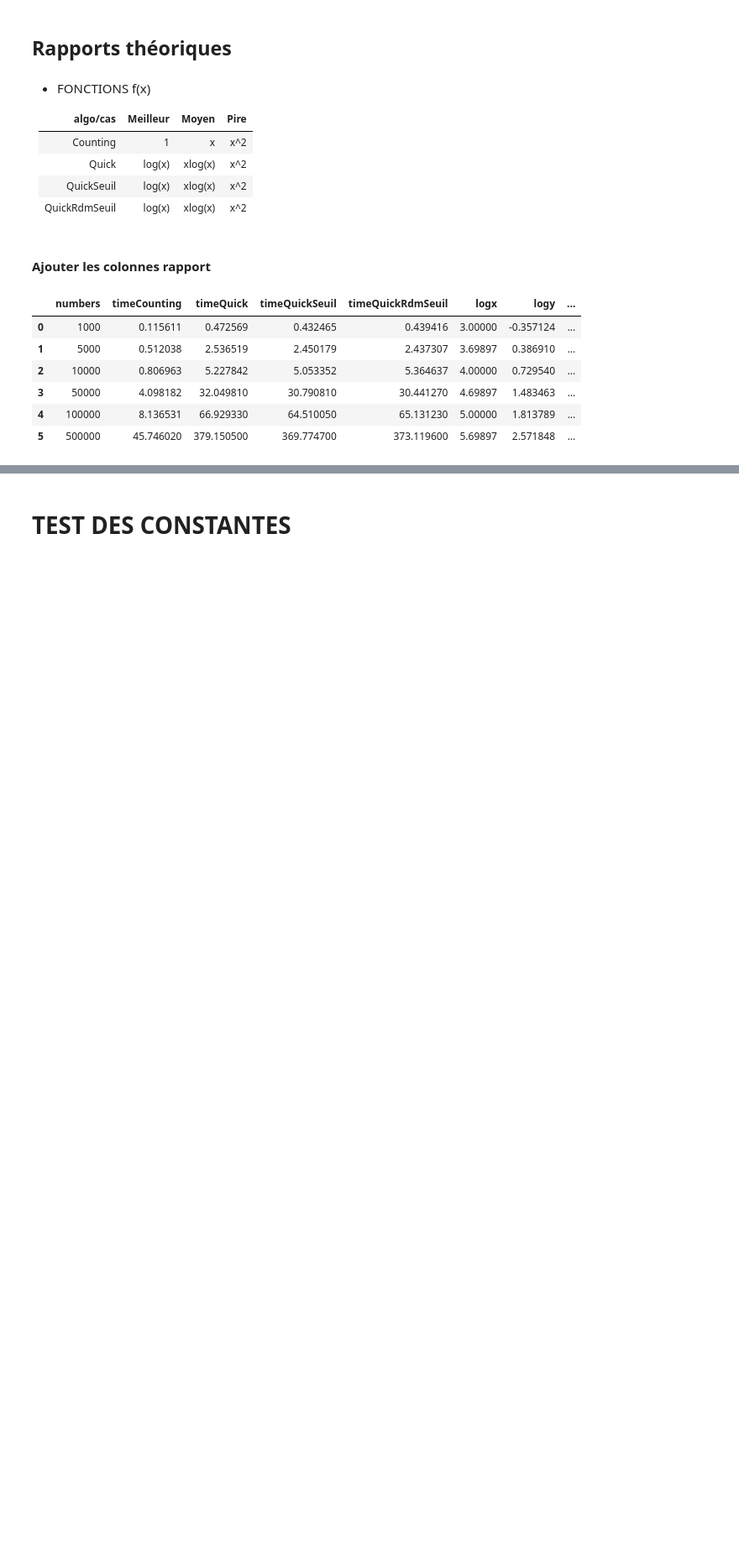
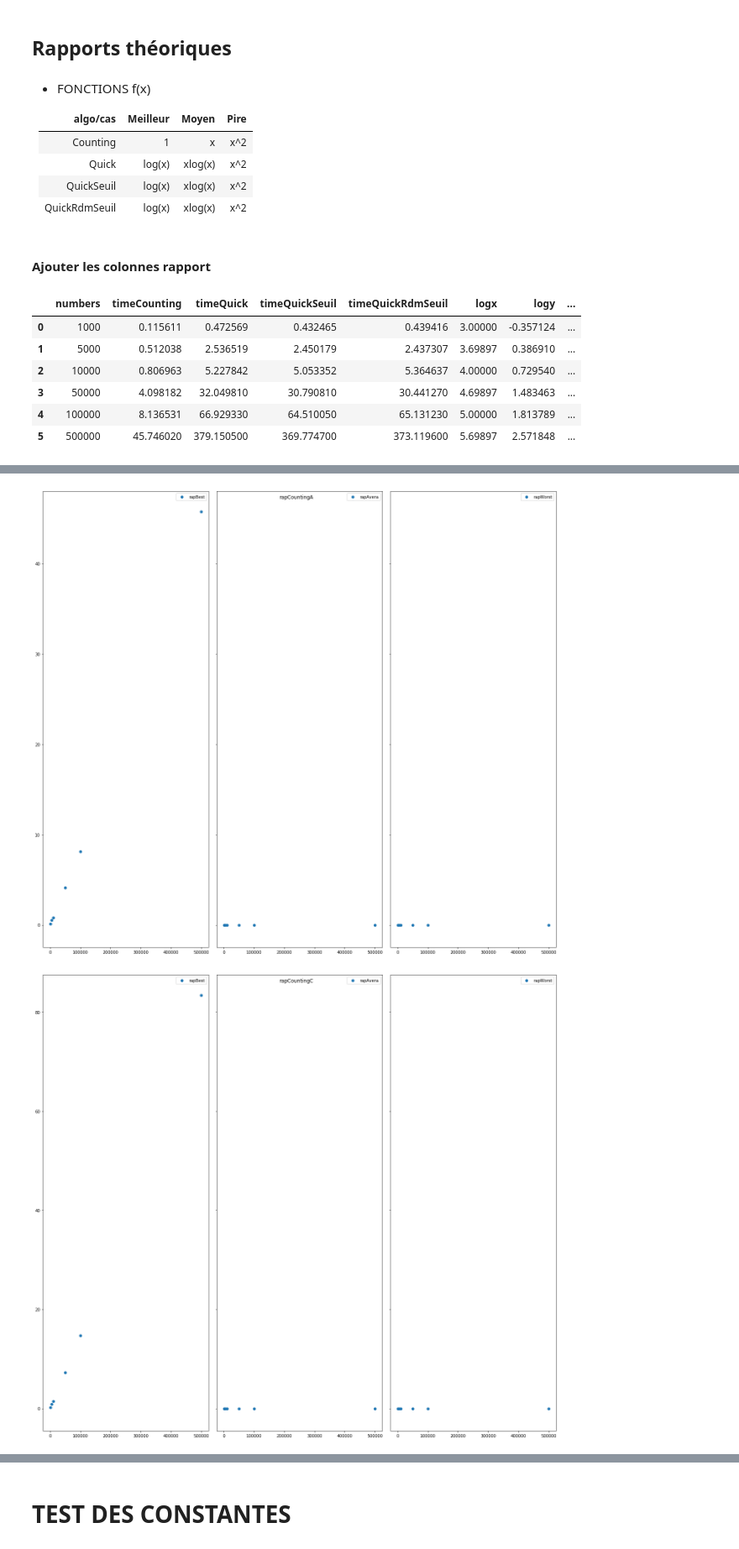
Before and after one commit to FabriceCh/inf8775, a Jupyter notebook: tp1/tp1-H19/comparaisons.ipynb, the cells around one changed output, grey strips where cells are left out. Shown: that part at 84% size. Saved outputs shown, nothing was run; the diff lists cells and outputs as text; code cells hidden in the pictures; blank space fills up the shorter version.

Commit message:
nice format for the graphs

```diff
--- a/tp1/tp1-H19/comparaisons.ipynb
+++ b/tp1/tp1-H19/comparaisons.ipynb
@@ -613,17 +623,0 @@ for df in quickRaps:
-# %%
-rapdfs = countingRaps + quickRaps
-
-def plotSingleRap(rapdf, y):
-    f, ax = plt.subplots(1)
-    ax.scatter(rapdf["numbers"], rapdf[y])
-    ax.legend()
-    #ax.set_ylim(ymin=0)
-    plt.show()
-
-def plotRap(rapdf):
-    plotSingleRap(rapdf, "rapBest")
-    plotSingleRap(rapdf, "rapAvera")
-    plotSingleRap(rapdf, "rapWorst")
-
-for rapdf in rapdfs:
-    plotRap(rapdf)
@@ -643,0 +624,28 @@ for rapdf in rapdfs:
+# %%
+
+titles = ["rapCountingA", "rapCountingC",
+         "rapQuickA", "rapQuickB", "rapQuickC",
+         "rapQuickSeuilA", "rapQuickSeuilB", "rapQuickSeuilC",
+         "rapQuickRdmSeuilA", "rapQuickRdmSeuilB", "rapQuickRdmSeuilC"]
+
+def plotRap(rapdf, i):
+    f, (ax1, ax2, ax3) = plt.subplots(1, 3, sharey=True, figsize=(, 16))
+    f.suptitle(titles[i])
+    ax1.scatter(rapdf["numbers"], rapdf["rapBest"])
+    ax2.scatter(rapdf["numbers"], rapdf["rapAvera"])
+    ax3.scatter(rapdf["numbers"], rapdf["rapWorst"])
+    ax1.legend()
+    ax2.legend()
+    ax3.legend()
+
+    #ax.set_ylim(ymin=0)
+    plt.tight_layout()
+    plt.show()
+
+i = 0
+for rapdf in rapdfs:
+    plotRap(rapdf, i)
+    i += 1
+# %% [output]
+[figure, added]
+[figure, added]
```
Also changed, not shown: parts of 3 cells of this notebook.
